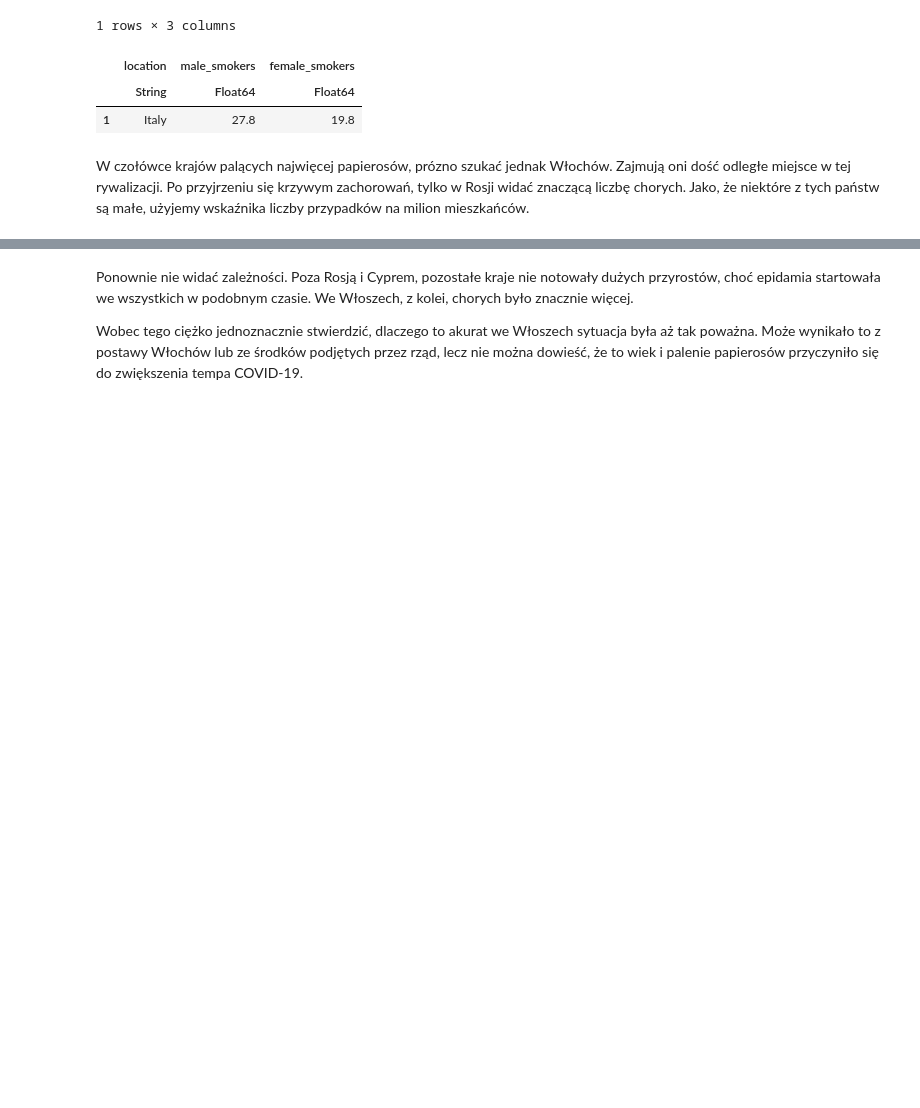
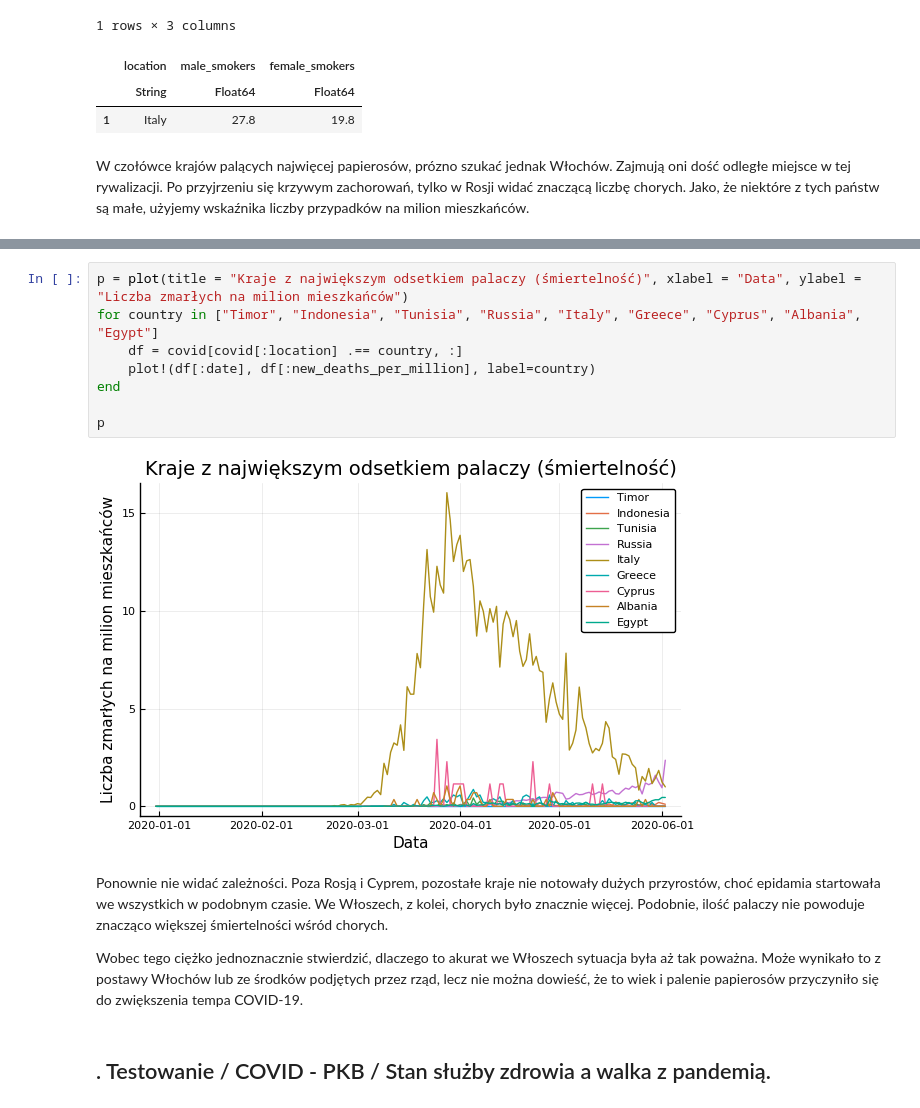
Before and after one commit to wstryc/Wizualizacja-COVID-19, a Jupyter notebook: projekt.ipynb, the cells around one changed output, grey strips where cells are left out. Drawn from its saved outputs; the diff is of its cells as text; blank space fills up the shorter version.

```diff
--- a/projekt.ipynb
+++ b/projekt.ipynb
@@ -239,4 +240,16 @@ p |> display
+# %%
+p = plot(title = "Kraje z największym odsetkiem palaczy (śmiertelność)", xlabel = "Data", ylabel = "Liczba zmarłych na milion mieszkańców")
+for country in ["Timor", "Indonesia", "Tunisia", "Russia", "Italy", "Greece", "Cyprus", "Albania", "Egypt"]
+    df = covid[covid[:location] .== country, :]
+    plot!(df[:date], df[:new_deaths_per_million], label=country)
+end
+
+p
+# %% [output]
+[figure, added]
 # %% [markdown]
-Ponownie nie widać zależności. Poza Rosją i Cyprem, pozostałe kraje nie notowały dużych przyrostów, choć epidamia startowała we wszystkich w podobnym czasie. We Włoszech, z kolei, chorych było znacznie więcej.
+Ponownie nie widać zależności. Poza Rosją i Cyprem, pozostałe kraje nie notowały dużych przyrostów, choć epidamia startowała we wszystkich w podobnym czasie. We Włoszech, z kolei, chorych było znacznie więcej. Podobnie, ilość palaczy nie powoduje znacząco większej śmiertelności wśród chorych.
 
 Wobec tego ciężko jednoznacznie stwierdzić, dlaczego to akurat we Włoszech sytuacja była aż tak poważna. Może wynikało to z postawy Włochów lub ze środków podjętych przez rząd, lecz nie można dowieść, że to wiek i palenie papierosów przyczyniło się do zwiększenia tempa COVID-19.
+# %% [markdown]
+## . Testowanie / COVID - PKB / Stan służby zdrowia a walka z pandemią.
```
Also changed, not shown: parts of 12 cells of this notebook.
